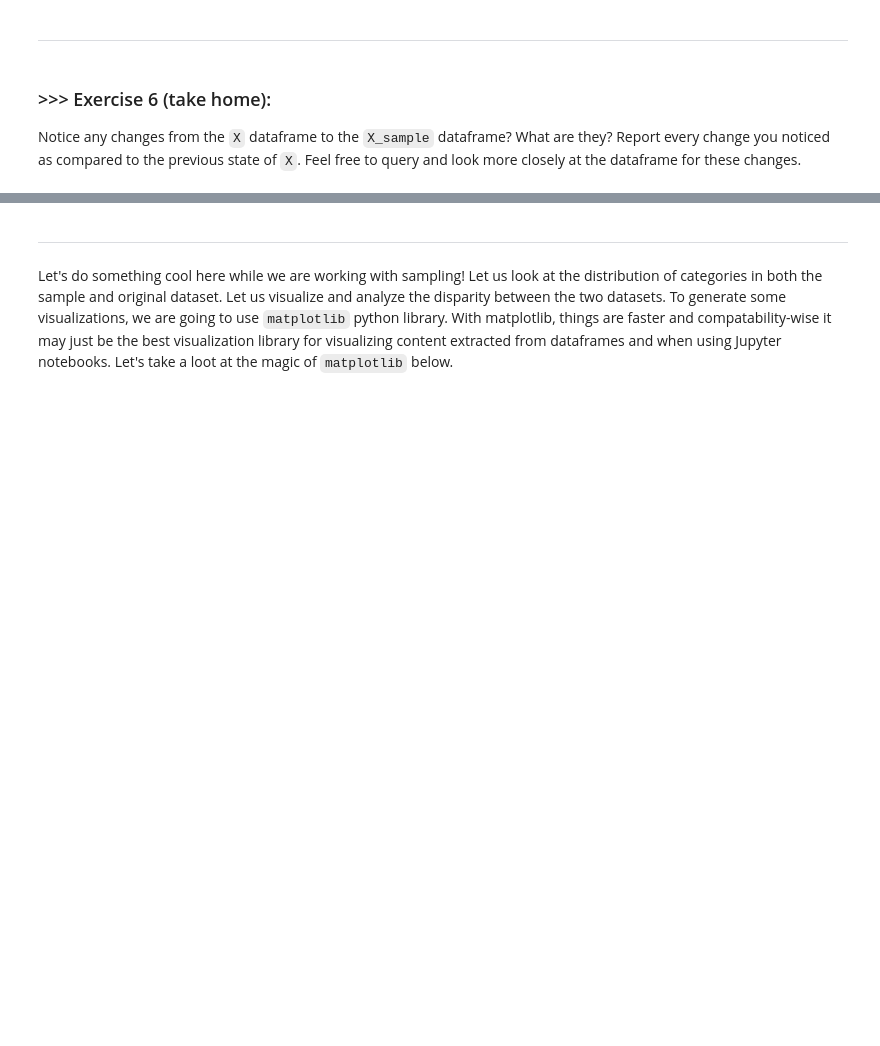
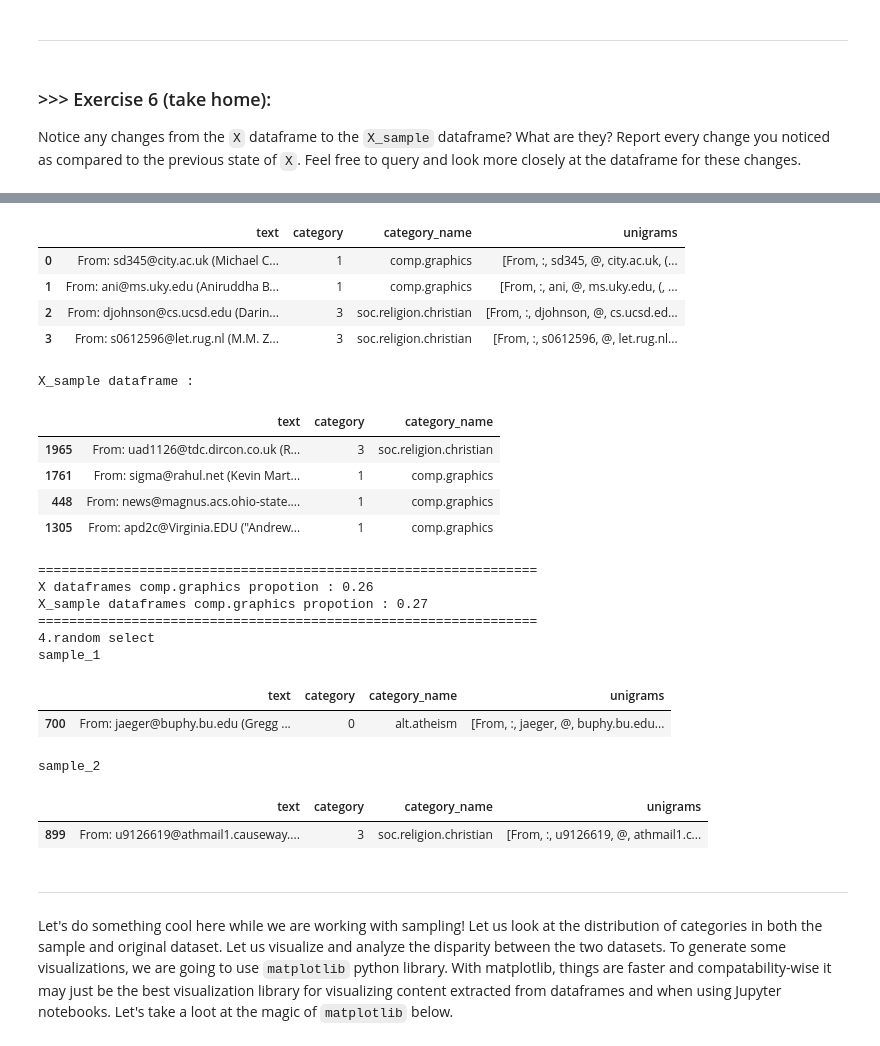
Before and after one commit to jungswork/DM2025-Lab1-Exercise, a Jupyter notebook: DM2025-Lab1-Master.ipynb, the cells around one changed output, grey strips where cells are left out. Saved outputs shown, nothing was run; the diff lists cells and outputs as text; code cells hidden in the pictures; blank space fills up the shorter version.

```diff
--- a/DM2025-Lab1-Master.ipynb
+++ b/DM2025-Lab1-Master.ipynb
@@ -771,0 +797,58 @@ Notice any changes from the `X` dataframe to the `X_sample` dataframe? What are
+# %%
+# Answer here
+# first difference : 採用取樣使資料數不相同，原先資料數量為2257筆，經由sample function 隨機抽取 1000 筆資料
+print("1.length change")
+
+#檢視 X dataframe 欄位
+print(f"X dataframes form : {X.shape}")
+
+#檢視 X_sample dataframe 欄位
+print(f"X_sample dataframes form : {X_sample.shape}")
+
+print("================================================================")
+
+
+# second difference : 抽區資料為隨機，故原先的資料順序將不同
+print("2.order change")
+
+#展示 X 的前4筆資料
+print("X dataframe :")
+display(X[0:4])
+
+#展示 X_sample 的前4筆資料
+print("X_sample dataframe :")
+display(X_sample[0:4])
+
+print("================================================================")
+
+
+# third difference : 抽樣比例可能不同
+
+#計算 X 及 X_sample 的總資料數
+x_data_num = len(X)
+x_sample_data_num = len(X_sample)
+
+#計算 X 及 X_sample 中graphics_data的資料數
+comp_graphics_data_num_in_x = len(X[X["category_name"] == "comp.graphics"])
+comp_graphics_data_num_in_x_sample = len(X_sample[X_sample["category_name"] == "comp.graphics"])
+
+#求取比例
+print(f"X dataframes comp.graphics propotion : {comp_graphics_data_num_in_x/x_data_num:.2f}")
+print(f"X_sample dataframes comp.graphics propotion : {comp_graphics_data_num_in_x_sample/x_sample_data_num:.2f}")
+
+
+print("================================================================")
+
+# forth difference : 每次執行 sample function 所抽取的資料並非固定
+print("4.random select ")
+
+#建立2個取樣的sample
+sample_1 = X.sample(n=1)
+sample_2 = X.sample(n=1)
+
+#可由輸出明顯看出取樣不同
+print("sample_1")
+display(sample_1)
+print("sample_2")
+display(sample_2)
+# %% [output]
@@ -772,3 +861,25 @@ Notice any changes from the `X` dataframe to the `X_sample` dataframe? What are
+|  | text | category | category_name | unigrams |
+| 0 | From: sd345@city.ac.uk (Michael C... | 1 | comp.graphics | [From, :, sd345, @, city.ac.uk, (... |
+| 1 | From: ani@ms.uky.edu (Aniruddha B... | 1 | comp.graphics | [From, :, ani, @, ms.uky.edu, (, ... |
+| 2 | From: djohnson@cs.ucsd.edu (Darin... | 3 | soc.religion.christian | [From, :, djohnson, @, cs.ucsd.ed... |
+| 3 | From: s0612596@let.rug.nl (M.M. Z... | 3 | soc.religion.christian | [From, :, s0612596, @, let.rug.nl... |
+X_sample dataframe :
+|  | text | category | category_name |
+| 1965 | From: uad1126@tdc.dircon.co.uk (R... | 3 | soc.religion.christian |
+| 1761 | From: sigma@rahul.net (Kevin Mart... | 1 | comp.graphics |
+| 448 | From: news@magnus.acs.ohio-state.... | 1 | comp.graphics |
+| 1305 | From: apd2c@Virginia.EDU ("Andrew... | 1 | comp.graphics |
+================================================================
+X dataframes comp.graphics propotion : 0.26
+X_sample dataframes comp.graphics propotion : 0.27
+================================================================
+4.random select
+sample_1
+|  | text | category | category_name | unigrams |
+| 700 | From: jaeger@buphy.bu.edu (Gregg ... | 0 | alt.atheism | [From, :, jaeger, @, buphy.bu.edu... |
+sample_2
+|  | text | category | category_name | unigrams |
+| 899 | From: u9126619@athmail1.causeway.... | 3 | soc.religion.christian | [From, :, u9126619, @, athmail1.c... |
 # %% [markdown]
 ---
 # %% [markdown]
```
Also changed, not shown: parts of 7 cells of this notebook.
